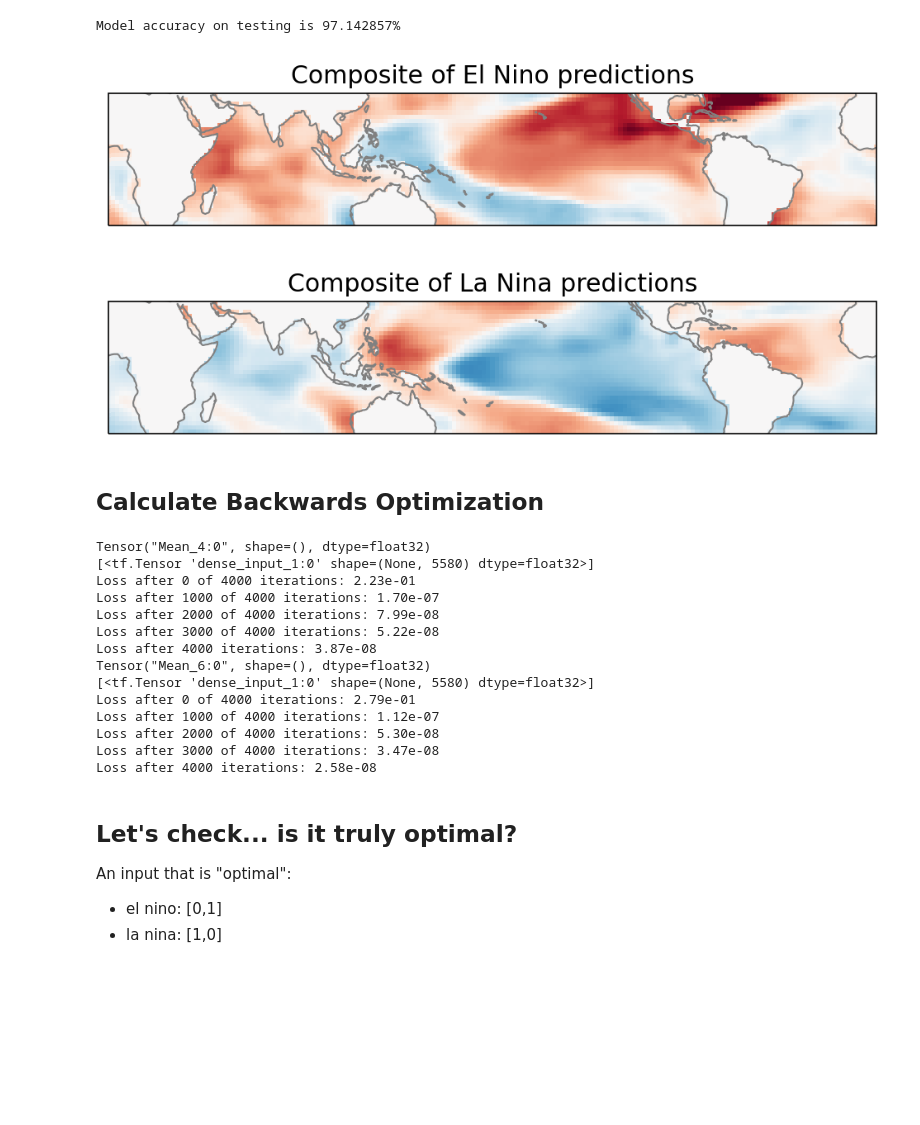
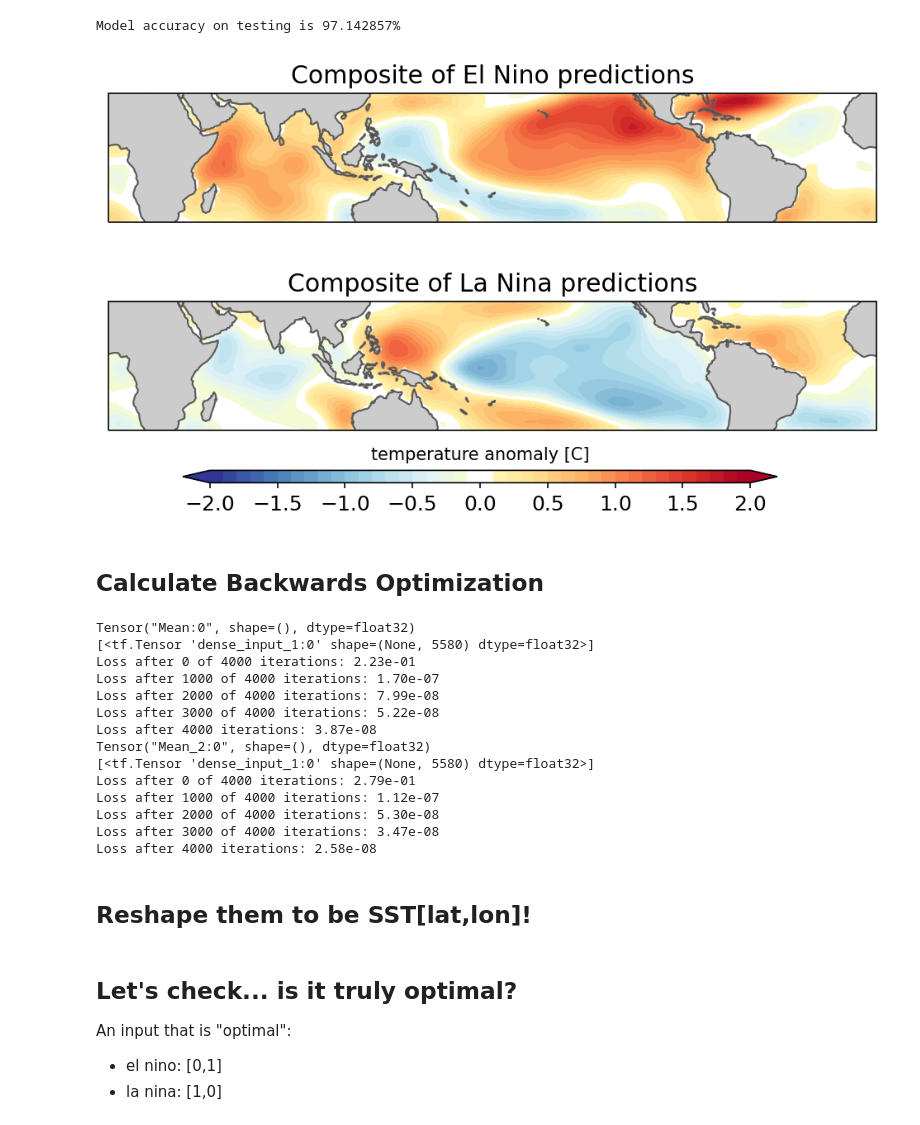
Before and after one commit to Unidata/users-workshop-2023, a Jupyter notebook: 3_wednesday/breakout_sessions/XAI/PredictENSO_BO.ipynb, the cells around one changed output. Saved outputs shown, nothing was run; the diff lists cells and outputs as text; code cells hidden in the pictures; blank space fills up the shorter version.

```diff
--- a/3_wednesday/breakout_sessions/XAI/PredictENSO_BO.ipynb
+++ b/3_wednesday/breakout_sessions/XAI/PredictENSO_BO.ipynb
@@ -332,7 +334,7 @@ model.add(Dense(output_nodes,activation='softmax',
                 kernel_initializer=tf.keras.initializers.RandomNormal(seed=random_seed),))
 
 # compile
-model.compile(optimizer=optimizers.Adam(lr),
+model.compile(optimizer = tf.keras.optimizers.legacy.Adam(learning_rate=lr),
               loss=loss,
               metrics=[metrics.categorical_accuracy])
 
@@ -403,33 +405,64 @@ Model accuracy on testing is 97.142857%
 # %%
 elninopred = (nino_pred==1)
 laninapred = (nino_pred==0)
 
 elnino_sst = sst_test[elninopred,:]
 elnino_sst = np.reshape(elnino_sst,(elnino_sst.shape[0],sizesst[1],sizesst[2]))
 lanina_sst = sst_test[laninapred,:]
 lanina_sst = np.reshape(lanina_sst,(lanina_sst.shape[0],sizesst[1],sizesst[2]))
 
 elninoplot = np.mean(elnino_sst,axis=0)
 laninaplot = np.mean(lanina_sst,axis=0)
 
+
+
+## +++ cmap
+cmap = plt.cm.RdYlBu_r
+# extract all colors from the Reds map
+cmaplist = [cmap(i) for i in range(cmap.N)]
+# make the first color entry to be whhite
+cmaplist[0] = cmap(0)
+ # make the last color entry to be most extreme--
+cmaplist[cmap.N-1] = cmap(0.99)
+for ii in range(120,136):
+    cmaplist[ii]=[1,1,1,1]
+# create the new map
+cmap = cmap.from_list('My cmap', cmaplist, cmap.N)
+# define the contour levels and normalize
+clevels=(np.arange(-2,2.1,0.1))
+norm = mpl.colors.BoundaryNorm(clevels, cmap.N)
+## --- cmap
+
+
+land_mask = ((np.abs(sst[0,:,:].squeeze())>0)*1)
+land_mask = np.where(land_mask==0, np.nan, land_mask)
 projection = ccrs.PlateCarree(central_longitude=180)
 transform = ccrs.PlateCarree()
-
-plt.figure(figsize=(8,4))
+fig = plt.figure(figsize=(8,4))
 
 ax1=plt.subplot(2,1,1,projection=projection)
-ax1.pcolormesh(lon,lat,elninoplot,vmin=-2,vmax=2,cmap='RdBu_r',transform=transform)
+ax1.contourf(lon,lat,smooth_it(elninoplot)*land_mask,levels=clevels,cmap=cmap,transform=transform)
 ax1.coastlines(color='gray')
+ax1.add_feature(cartopy.feature.LAND, zorder=100, edgecolor='k',facecolor='k',alpha=0.2)
 plt.title('Composite of El Nino predictions')
 
-ax2=plt.subplot(2,1,2,projection=projection)
-ax2.pcolormesh(lon,lat,laninaplot,vmin=-2,vmax=2,cmap='RdBu_r',transform=transform)
-ax2.coastlines(color='gray')
+ax1=plt.subplot(2,1,2,projection=projection)
+ax1.contourf(lon,lat,smooth_it(laninaplot)*land_mask,levels=clevels,cmap=cmap,transform=transform)
+ax1.coastlines(color='gray')
 plt.title('Composite of La Nina predictions')
+ax1.add_feature(cartopy.feature.LAND, zorder=100, edgecolor='k',facecolor='k',alpha=0.2)
 
+#colorbar
+ax2 = fig.add_axes([0.2, 0.05, 0.6, 0.025])
+cb = mpl.colorbar.ColorbarBase(ax2, cmap=cmap, norm=norm, extend='both',orientation='horizontal', spacing='proportional')
+cb.ax.tick_params(labelsize=12)
+tick_locator = ticker.MaxNLocator(nbins=10)
+cb.locator = tick_locator
+cb.update_ticks()
+plt.title('temperature anomaly [C]',fontsize=10)
 plt.show()
 # %% [output]
-[figure, old version]
+[figure, new version]
 # %% [markdown]
 ## Calculate Backwards Optimization
 # %%
@@ -447,20 +480,22 @@ lanina_optimized_predictor_matrix_norm = bwo_for_class(
     learning_rate=0.001
 )
 # %% [output]
-Tensor("Mean_4:0", shape=(), dtype=float32)
+Tensor("Mean:0", shape=(), dtype=float32)
 [<tf.Tensor 'dense_input_1:0' shape=(None, 5580) dtype=float32>]
 Loss after 0 of 4000 iterations: 2.23e-01
 Loss after 1000 of 4000 iterations: 1.70e-07
 Loss after 2000 of 4000 iterations: 7.99e-08
 Loss after 3000 of 4000 iterations: 5.22e-08
 Loss after 4000 iterations: 3.87e-08
-Tensor("Mean_6:0", shape=(), dtype=float32)
+Tensor("Mean_2:0", shape=(), dtype=float32)
 [<tf.Tensor 'dense_input_1:0' shape=(None, 5580) dtype=float32>]
 Loss after 0 of 4000 iterations: 2.79e-01
 Loss after 1000 of 4000 iterations: 1.12e-07
 Loss after 2000 of 4000 iterations: 5.30e-08
 Loss after 3000 of 4000 iterations: 3.47e-08
 Loss after 4000 iterations: 2.58e-08
+# %% [markdown]
+## Reshape them to be SST[lat,lon]!
 # %%
 bwo_elnino_sstmap = elnino_optimized_predictor_matrix_norm[0].reshape(sizesst[1],sizesst[2])
 bwo_lanina_sstmap = lanina_optimized_predictor_matrix_norm[0].reshape(sizesst[1],sizesst[2])
```
Also changed, not shown: parts of 6 cells of this notebook, 3 other files.
